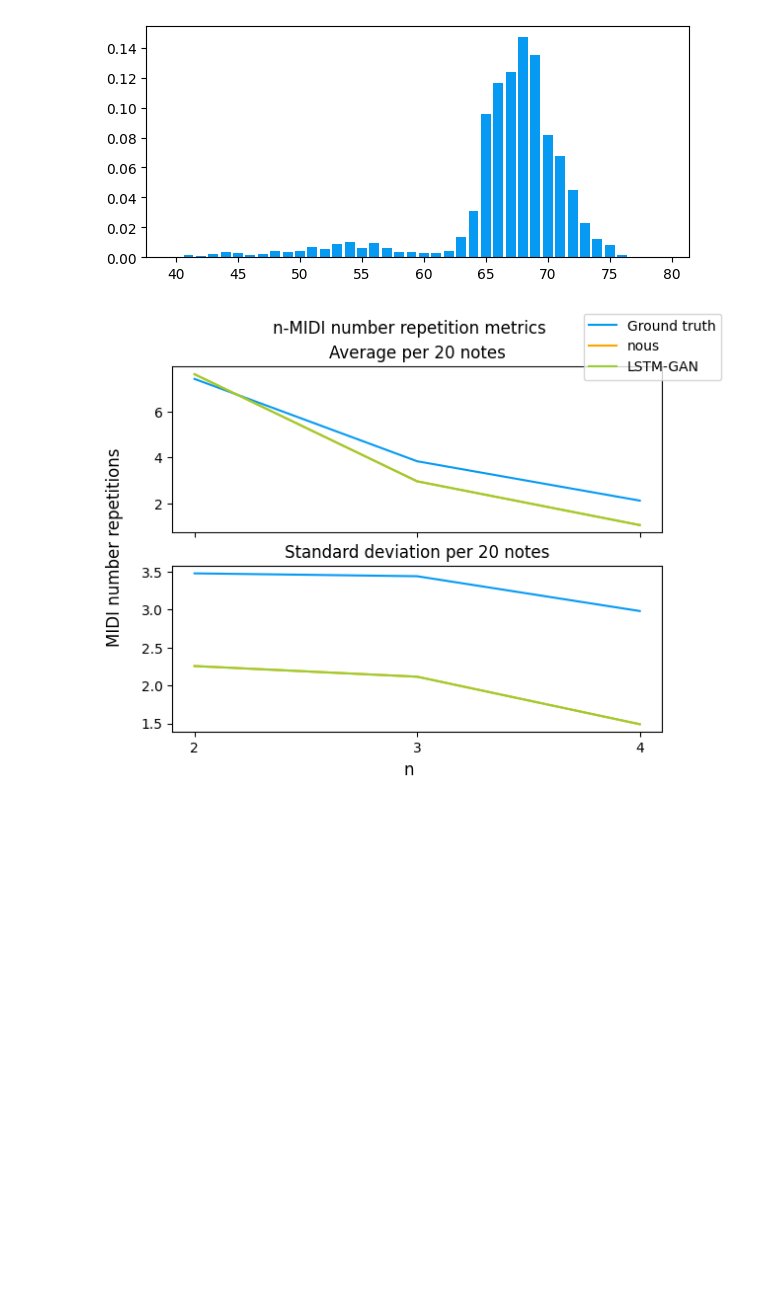
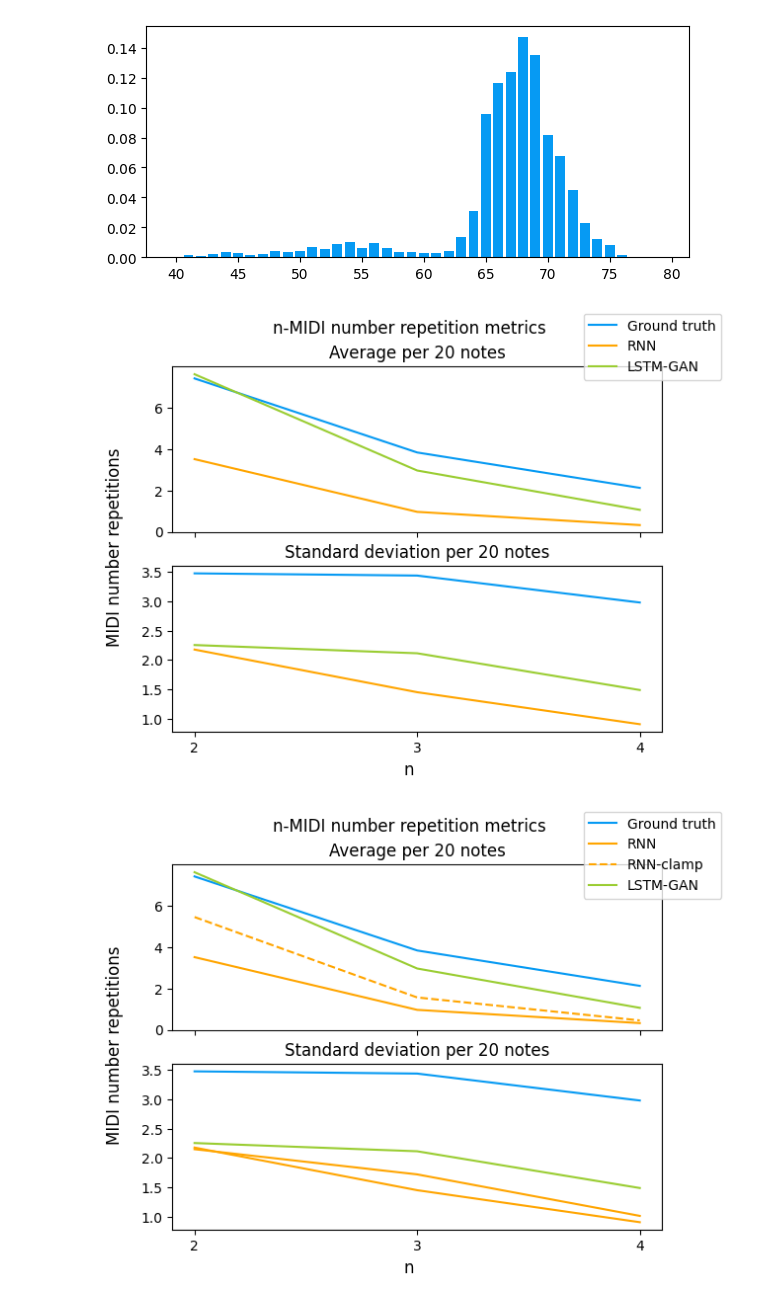
Before and after one commit to jj-haygurlhay/Lyrics2Melody, a Jupyter notebook: notebooks/quantitative_analysis_final.ipynb, the cells around one changed output. Cells and saved outputs as stored; diff of their text form; code cells hidden in the pictures; blank space fills up the shorter version.

```diff
--- a/notebooks/quantitative_analysis_final.ipynb
+++ b/notebooks/quantitative_analysis_final.ipynb
@@ -6,8 +6,10 @@ import matplotlib
 
 with open("/home/max/Documents/Univ/Lyrics2Melody/quantitative_analysis/lstm-gan_stats/gen_stats", "r") as f:
     lstm_results = json.loads(f.read())
-with open("/home/max/Documents/Univ/Lyrics2Melody/quantitative_analysis/seq2seq_stats/gen_stats", "r") as f:
-    rapport1_results = json.loads(f.read())
+with open("/home/max/Documents/Univ/Lyrics2Melody/quantitative_analysis/model_best/gen_stats", "r") as f:
+    rnn_results = json.loads(f.read())
+with open("/home/max/Documents/Univ/Lyrics2Melody/quantitative_analysis/model_best/gen_clamped_stats", "r") as f:
+    rnn_c_results = json.loads(f.read())
 with open("/home/max/Documents/Univ/Lyrics2Melody/quantitative_analysis/lstm-gan_stats/ref_stats", "r") as f:
     reference = json.loads(f.read())
 
@@ -102,25 +196,52 @@ plt.show()
 # %%
 xrange = range(2,5)
 fig, axs = plt.subplots(2, sharex=True)
 fig.suptitle("n-MIDI number repetition metrics")
 axs[0].title.set_text("Average per 20 notes")
 axs[1].title.set_text("Standard deviation per 20 notes")
 
 axs[0].plot(xrange, [reference[f"rep{i}"] for i in xrange], label="Ground truth", color=ref_color)
 axs[1].plot(xrange, [reference[f"rep{i}_std"] for i in xrange], color=ref_color)
 
-axs[0].plot(xrange, [lstm_results[f"rep{i}"] for i in xrange], label="nous", color=res_color)
-axs[1].plot(xrange, [lstm_results[f"rep{i}_std"] for i in xrange], color=res_color)
+axs[0].plot(xrange, [rnn_results[f"rep{i}"] for i in xrange], label="RNN", color=res_color)
+axs[1].plot(xrange, [rnn_results[f"rep{i}_std"] for i in xrange], color=res_color)
 
 axs[0].plot(xrange, [lstm_results[f"rep{i}"] for i in xrange], label="LSTM-GAN", color=LSTM_color)
 axs[1].plot(xrange, [lstm_results[f"rep{i}_std"] for i in xrange], color=LSTM_color)
 
-plt.setp(axs, xticks=xrange, )
+plt.setp(axs, xticks=xrange )
 handles, labels = axs[0].get_legend_handles_labels()
 fig.legend(handles, labels, loc="upper right")
 fig.supxlabel("n")
 fig.supylabel("MIDI number repetitions")
 
 plt.show()
+
+xrange = range(2,5)
+fig, axs = plt.subplots(2, sharex=True)
+fig.suptitle("n-MIDI number repetition metrics")
+axs[0].title.set_text("Average per 20 notes")
+axs[1].title.set_text("Standard deviation per 20 notes")
+
+axs[0].plot(xrange, [reference[f"rep{i}"] for i in xrange], label="Ground truth", color=ref_color)
+axs[1].plot(xrange, [reference[f"rep{i}_std"] for i in xrange], color=ref_color)
+
+axs[0].plot(xrange, [rnn_results[f"rep{i}"] for i in xrange], label="RNN", color=res_color)
+axs[1].plot(xrange, [rnn_results[f"rep{i}_std"] for i in xrange], color=res_color)
+
+axs[0].plot(xrange, [rnn_c_results[f"rep{i}"] for i in xrange], label="RNN-clamp", color=res_color, linestyle="--")
+axs[1].plot(xrange, [rnn_c_results[f"rep{i}_std"] for i in xrange], color=res_color, linestyle="--")
+
+axs[0].plot(xrange, [lstm_results[f"rep{i}"] for i in xrange], label="LSTM-GAN", color=LSTM_color)
+axs[1].plot(xrange, [lstm_results[f"rep{i}_std"] for i in xrange], color=LSTM_color)
+
+plt.setp(axs, xticks=xrange )
+handles, labels = axs[0].get_legend_handles_labels()
+fig.legend(handles, labels, loc="upper right")
+fig.supxlabel("n")
+fig.supylabel("MIDI number repetitions")
+
+plt.show()
 # %% [output]
-[figure, old version]
+[figure, new version]
+[figure, added]
```
Also changed, not shown: parts of 7 cells of this notebook, 6 other files.
